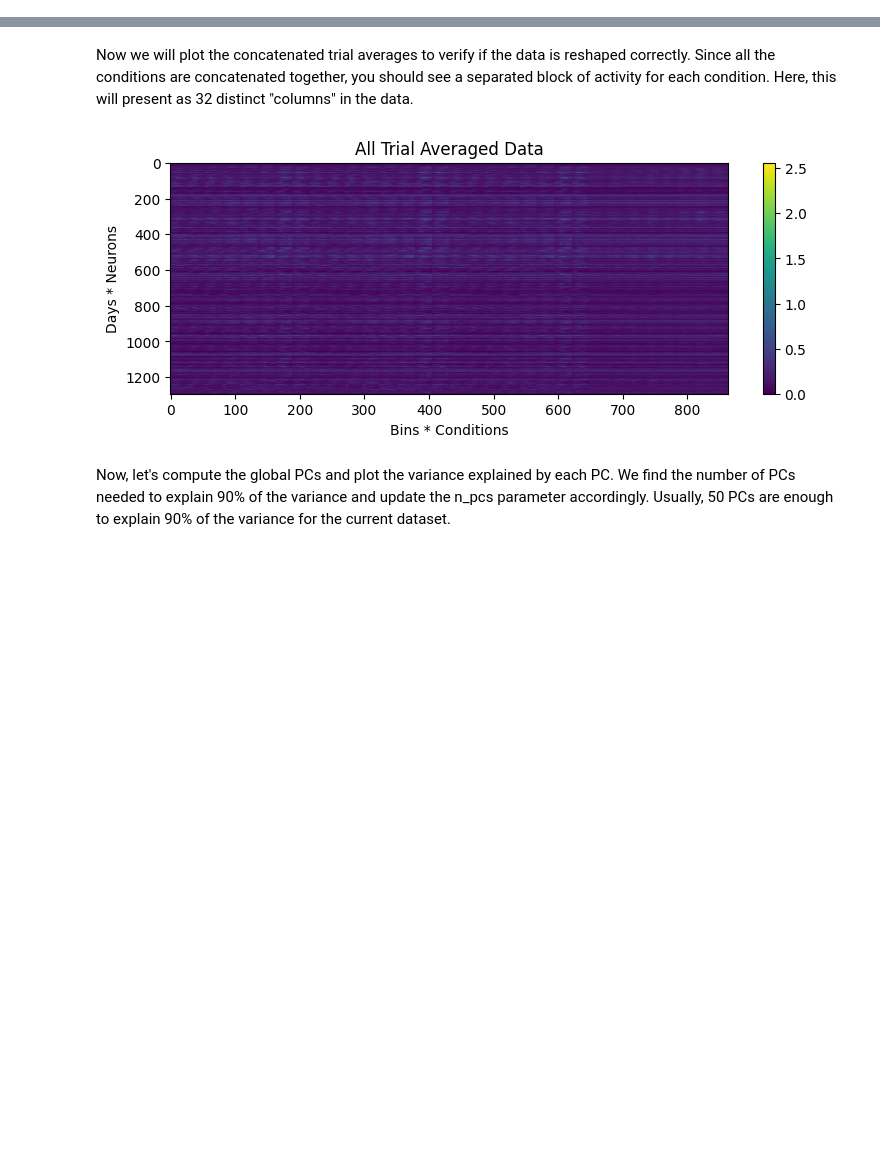
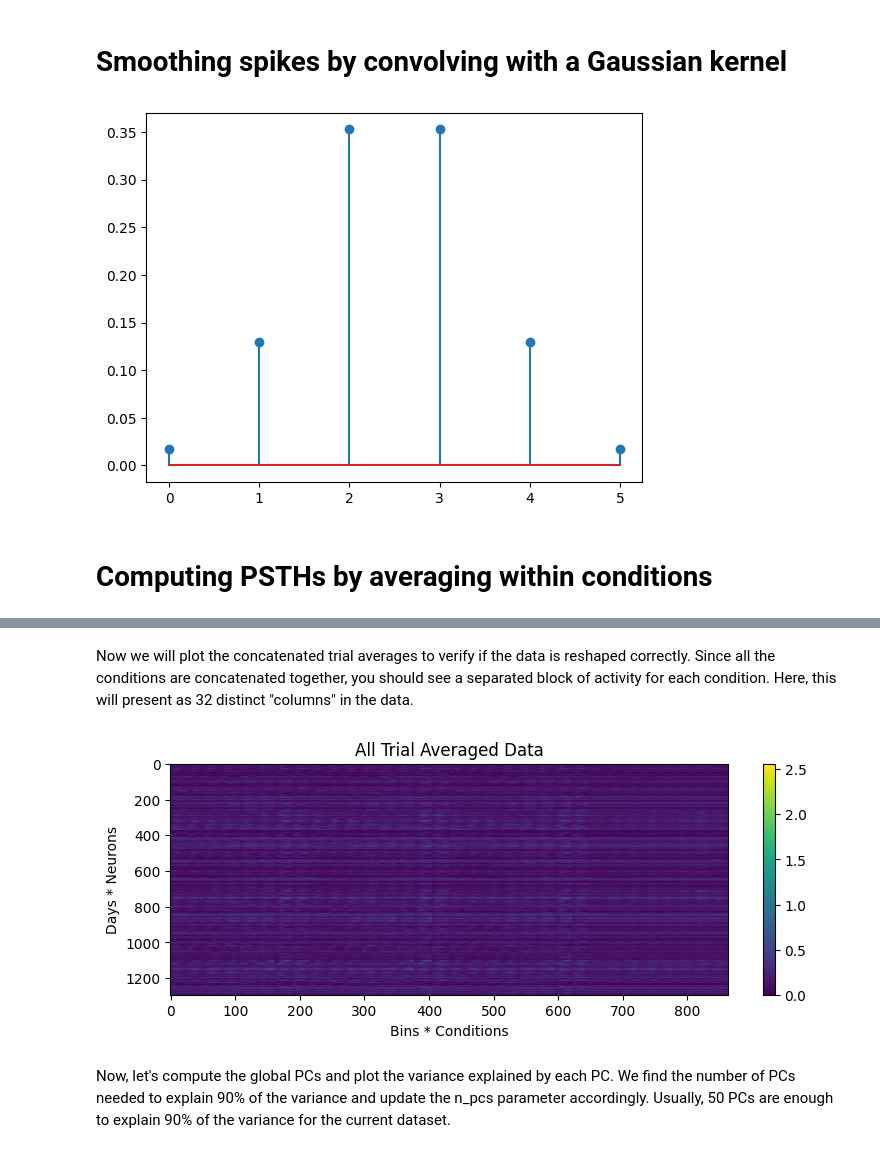
Before and after one commit to arsedler9/lfads-torch, a Jupyter notebook: tutorials/multisession/multisession_data_preparation.ipynb, the cells around one changed output, grey strips where cells are left out. Drawn from its saved outputs; the diff is of its cells as text; code cells hidden in the pictures; blank space fills up the shorter version.

```diff
--- a/tutorials/multisession/multisession_data_preparation.ipynb
+++ b/tutorials/multisession/multisession_data_preparation.ipynb
@@ -124,0 +48,16 @@ for k in cond_sep_smooth_align_spikes:
+# %%
+import re
+from scipy.io import loadmat
+
+# Data is binned at 20 ms
+bin_width_sec = 0.02
+spikes = {}
+conds = {}
+# Regex matches the dates in the file names
+date_regex = re.compile(r"(2017\d{4})")
+for data_path in DATA_PATHS:
+    session = date_regex.findall(data_path)[0]
+    data = loadmat(data_path)
+    spikes[session] = data["spikes_peakVel"].swapaxes(0, 2) * bin_width_sec
+    conds[session] = data["conditionID_peakVel"].squeeze() - 1
+{sess: s.shape for sess, s in spikes.items()}
@@ -124,0 +101,17 @@ for k in cond_sep_smooth_align_spikes:
+# %% [markdown]
+# Smoothing spikes by convolving with a Gaussian kernel
+# %%
+from scipy.signal.windows import gaussian
+import matplotlib.pyplot as plt
+
+std_sec = 0.02
+# Scale the width of the Gaussian by our bin width
+std = std_sec / bin_width_sec
+# We need a window length of 3 standard deviations on each side (x2)
+M = std * 3 * 2
+window = gaussian(M, std)
+# Normalize so the window sums to 1
+window = window / window.sum()
+_ = plt.stem(window)
+# %% [output]
+[figure, added]
@@ -124,0 +128,2 @@ for k in cond_sep_smooth_align_spikes:
+# %% [markdown]
+# Computing PSTHs by averaging within conditions
```
Also changed, not shown: parts of 35 cells of this notebook, 3 other files.
